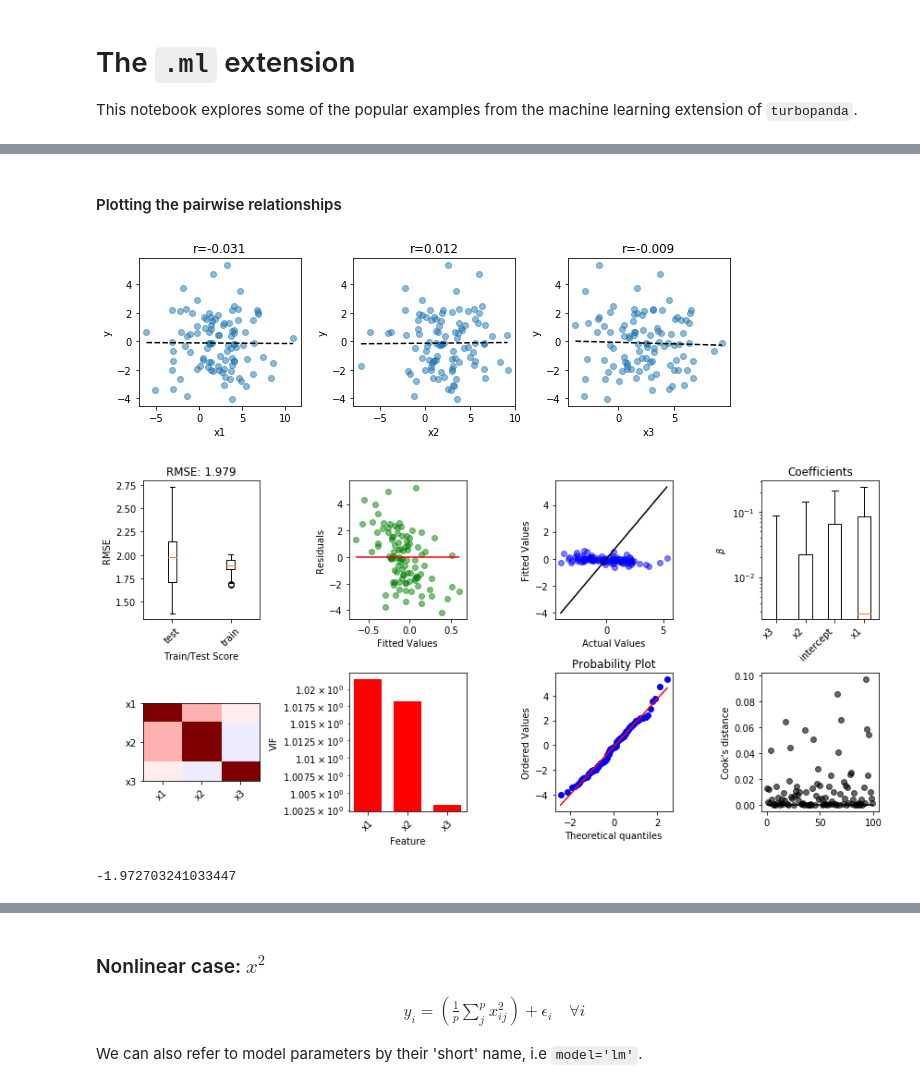
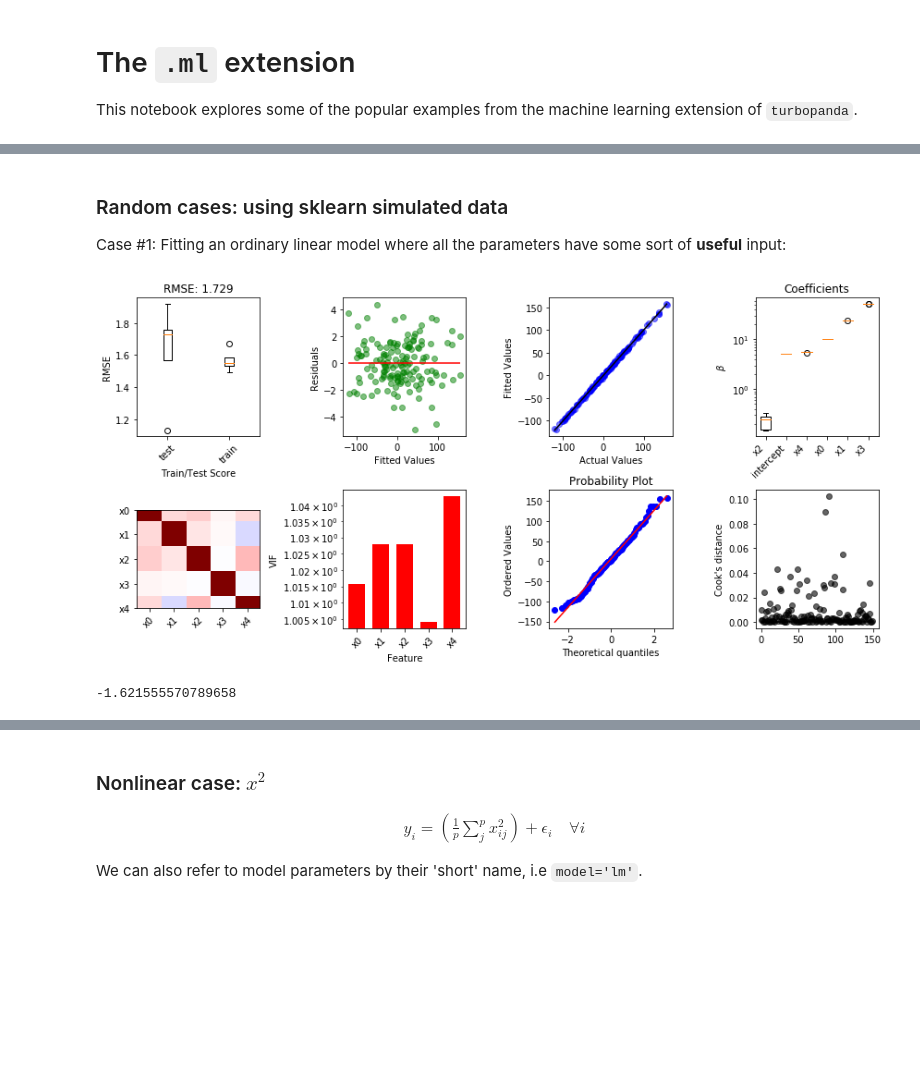
Before and after one commit to gregparkes/turbopanda, a Jupyter notebook: examples/machine_learning.ipynb, the cells around one changed output, grey strips where cells are left out. Drawn from its saved outputs; the diff is of its cells as text; code cells hidden in the pictures; blank space fills up the shorter version.

```diff
--- a/examples/machine_learning.ipynb
+++ b/examples/machine_learning.ipynb
@@ -44,6 +34,4 @@ df_2['y'] = np.random.normal(loc=0, scale=2, size=(100,))
-# %% [markdown]
-#### Plotting the pairwise relationships
-# %%
-turb.plot.scatter_grid(df_1, 'x[1-3]', 'y')
-# %% [output]
-[figure, removed]
+# %% [markdown]
+### Random cases: using sklearn simulated data
+
+Case \#1: Fitting an ordinary linear model where all the parameters have some sort of **useful** input:
@@ -50,6 +40,9 @@ turb.plot.scatter_grid(df_1, 'x[1-3]', 'y')
+# %%
+_X1, _y1 = make_regression(150, n_features=5, n_informative=4, bias=3., noise=1.5)
+df1 = pd.DataFrame(np.hstack((_X1, np.atleast_2d(_y1).T)), columns=turb.str.patproduct("x%d", range(5)) + ["y"])
 # %%
-cv, yp = turb.ml.fit.basic(turb.MetaPanda(df_1), 'x[1-3]', 'y', plot=True)
+cv, yp = turb.ml.fit.basic(df1, 'y', plot=True)
 cv['test_score'].mean()
 # %% [output]
-[figure, old version]
+[figure, new version]
--1.972703241033447
+-1.621555570789658
```
Also changed, not shown: parts of 32 cells of this notebook, 17 other files.
